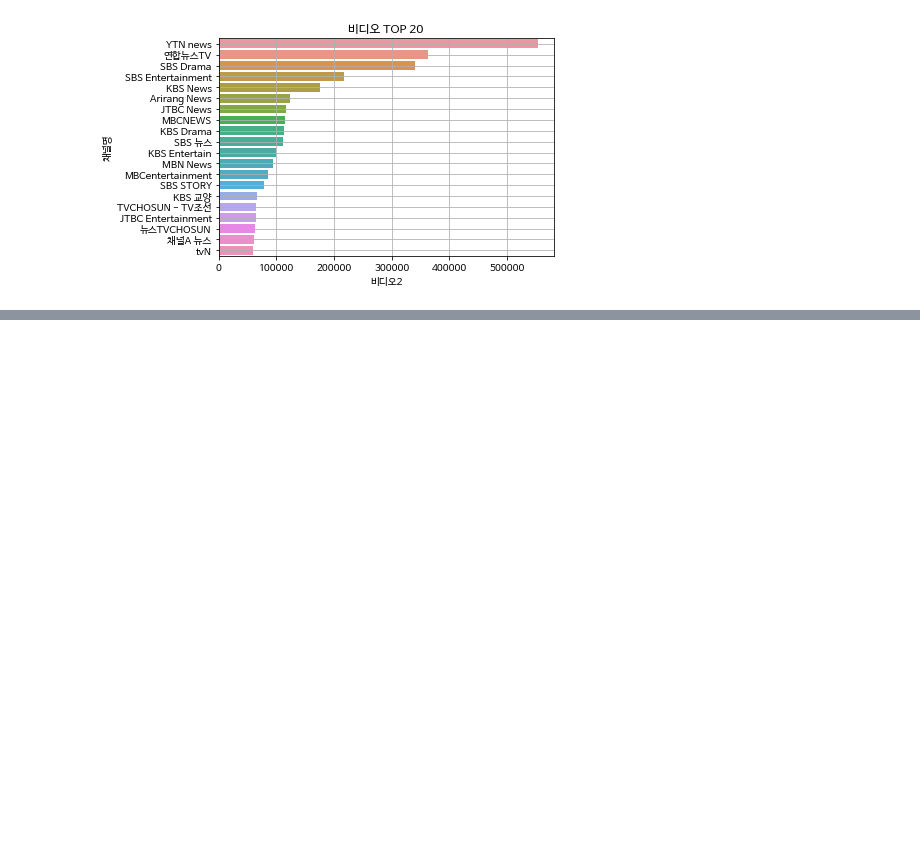
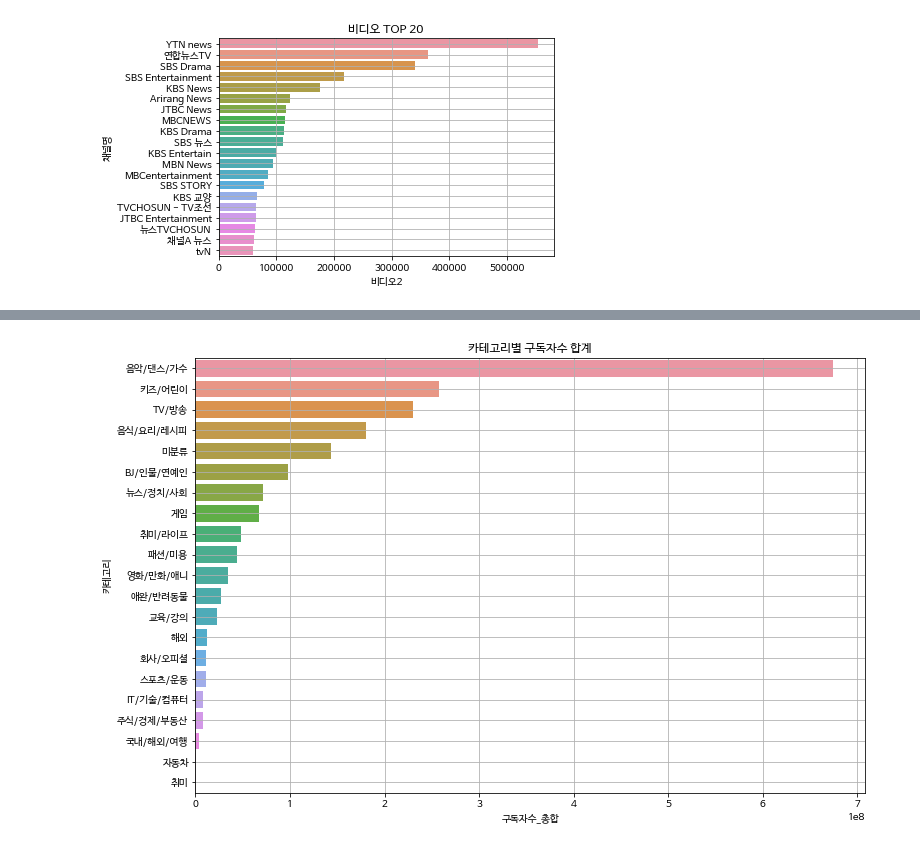
Before and after one commit to gens0310/Data_Analysis, a Jupyter notebook: 05.Crawling/YRVisualization.ipynb, the cells around one changed output, grey strips where cells are left out. Saved outputs shown, nothing was run; the diff lists cells and outputs as text; code cells hidden in the pictures; blank space fills up the shorter version.

```diff
--- a/05.Crawling/YRVisualization.ipynb
+++ b/05.Crawling/YRVisualization.ipynb
@@ -88,0 +184,5 @@ plt.show()
+# %%
+df4 = df[['카테고리', '구독자수2']].groupby('카테고리').agg(['count', 'sum'])
+df4.columns = ['채널수', '구독자수_총합']
+df4.sort_values(by = '구독자수_총합', ascending=False, inplace=True)
+df4
@@ -88,0 +208,8 @@ plt.show()
+# %%
+plt.figure(figsize=(12,8))
+sns.barplot(x='구독자수_총합', y=df4.index, data=df4)
+plt.title('카테고리별 구독자수 합계')
+plt.grid()
+plt.show()
+# %% [output]
+[figure, added]
```
Also changed, not shown: parts of 13 cells of this notebook.
